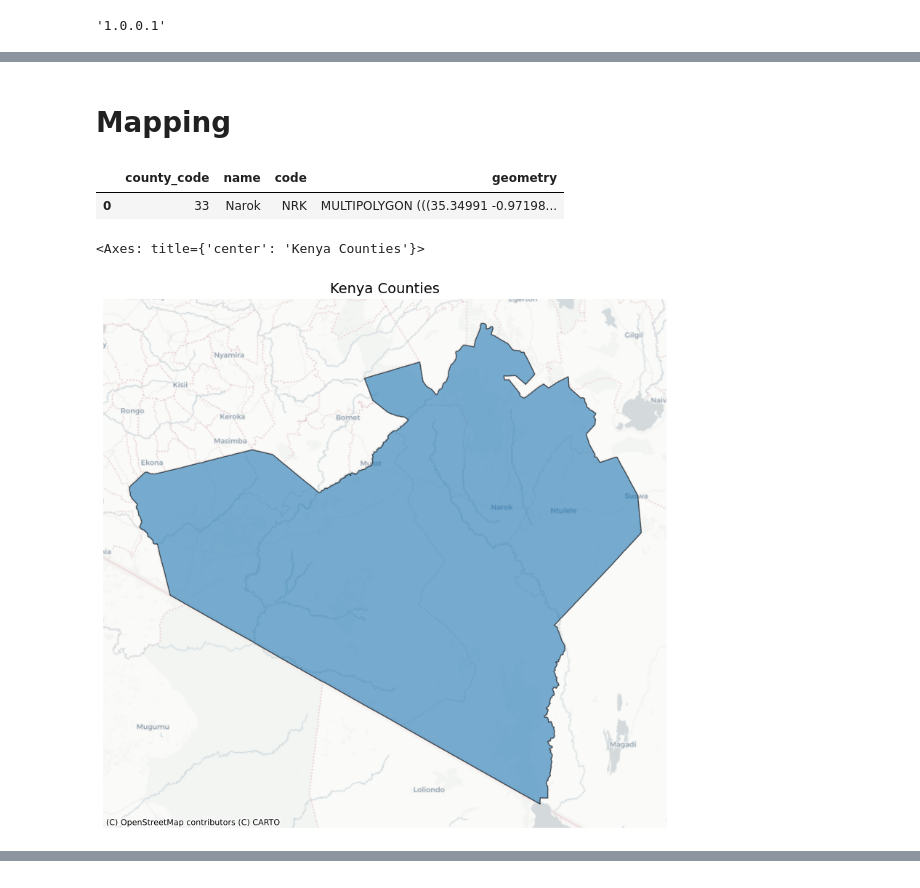
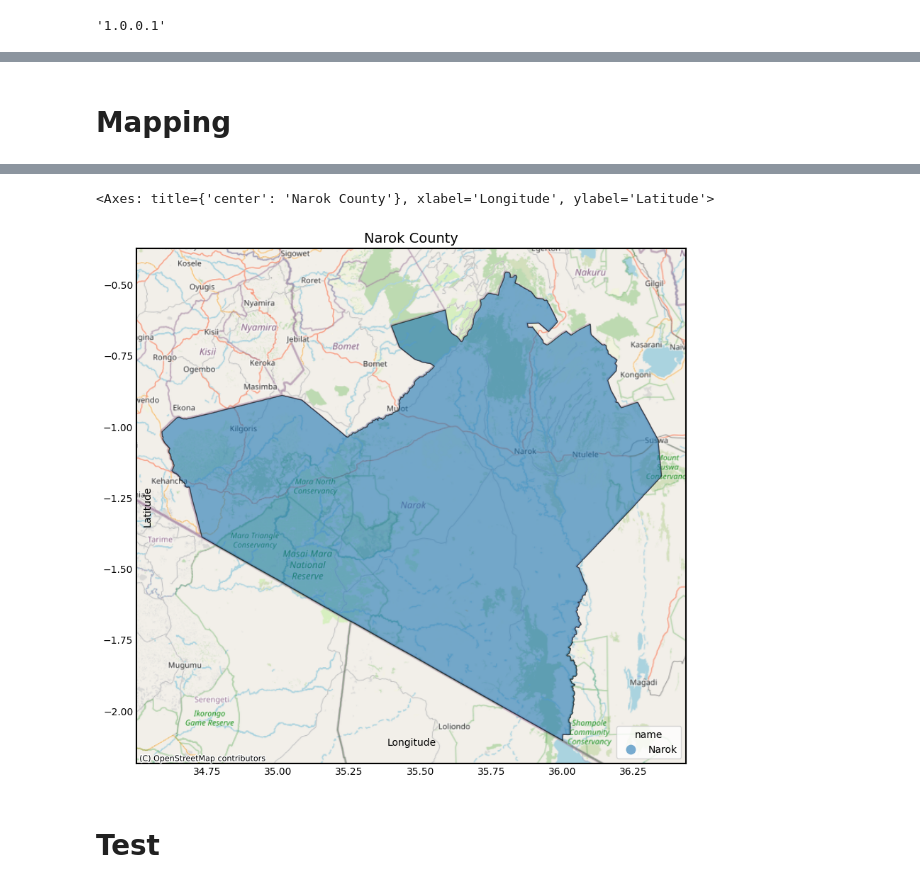
Before and after one commit to envdmt/EDMT, a Jupyter notebook: test.ipynb, the cells around one changed output, grey strips where cells are left out. Saved outputs shown, nothing was run; the diff lists cells and outputs as text; code cells hidden in the pictures.

Commit message:
EDMT - Mapping & Testing: Nov 29/2024 : 01

```diff
--- a/test.ipynb
+++ b/test.ipynb
@@ -5,3 +7,5 @@ import pandas as pd
 from edmt.mapping import *
 from edmt.conversion import generate_uuid
 from matplotlib import pyplot as plt
+
+m = Mapping()
@@ -56,9 +65,4 @@ No UUID-like column found. Generating 'uuid' column in the DataFrame.
 # %% [markdown]
-# Mapping
+# **Mapping**
 # %%
-m = gpd.read_file(os.path.join(output,'narok.geojson'))
+shp = gpd.read_file(os.path.join(output,'narok.geojson'))
-# %%
-m.head()
-# %% [output]
-|  | county_code | name | code | geometry |
-| 0 | 33 | Narok | NRK | MULTIPOLYGON (((35.34991 -0.97198... |
@@ -72,12 +69,12 @@ m.head()
-# %%
-save_path="map_plot.png"
-mapping.gplot(
-    df=m,
-    column='name',
-    legend=False,
-    title="Kenya Counties"
-)
-# plt.savefig(os.path.join(output,save_path), dpi=300, bbox_inches="tight")
-# %% [output]
-<Axes: title={'center': 'Kenya Counties'}>
-[figure, removed]
+# %%
+%%time
+
+m.gplot(
+    df=shp,
+    column='name',
+    legend=True,
+    title="Narok County",
+    # fillcolor = 'None',
+    # edgecolor = 'None'
+)
+# %% [output]
@@ -83,0 +83,4 @@ mapping.gplot(
+<Axes: title={'center': 'Narok County'}, xlabel='Longitude', ylabel='Latitude'>
+[figure, added]
+# %% [markdown]
+# **Test**
```
Also changed, not shown: parts of 12 cells of this notebook, 11 other files.
